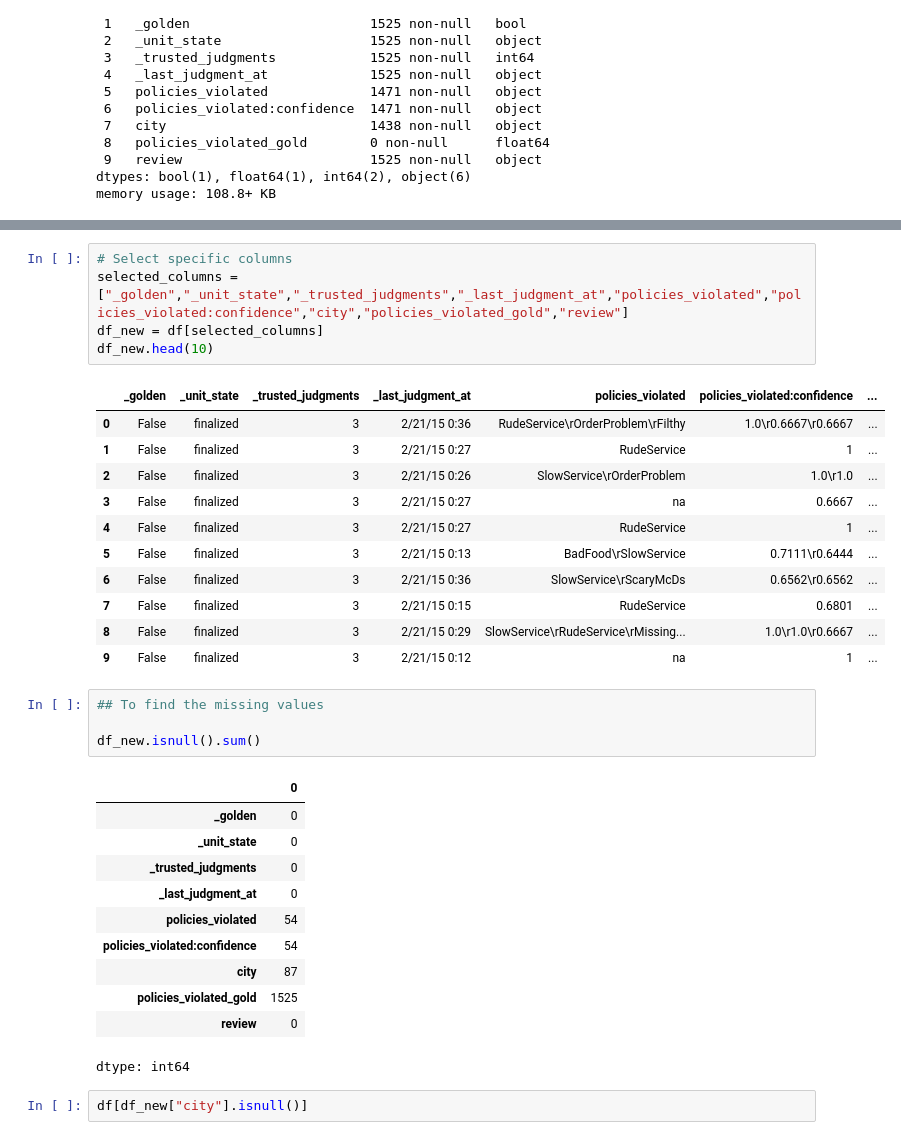
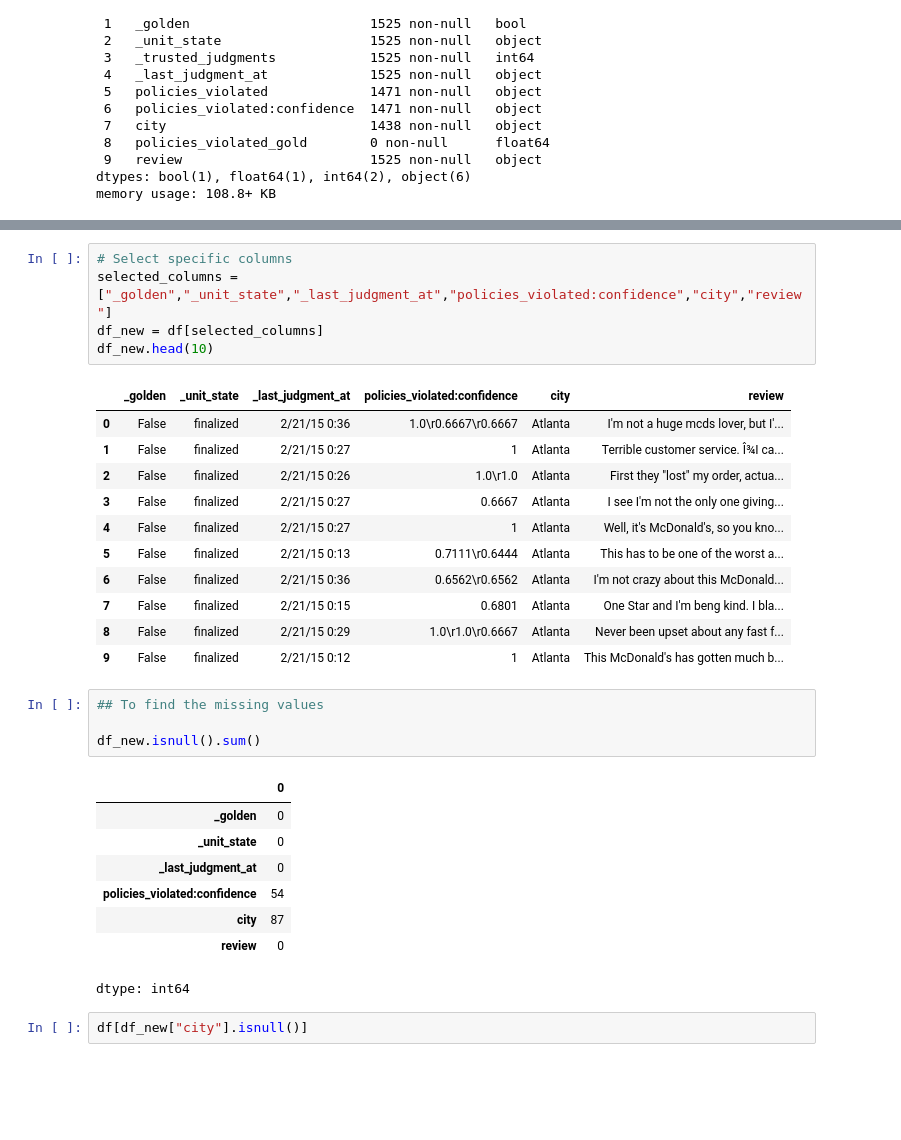
Before and after one commit to mamud1977/bootup, a Jupyter notebook: NN_data_preprocessing.ipynb, the cells around one changed output, grey strips where cells are left out. Saved outputs shown, nothing was run; the diff lists cells and outputs as text; blank space fills up the shorter version.

```diff
--- a/NN_data_preprocessing.ipynb
+++ b/NN_data_preprocessing.ipynb
@@ -96,21 +94,21 @@ df.columns.to_list()
  'review']
 # %%
 # Select specific columns
-selected_columns = ["_golden","_unit_state","_trusted_judgments","_last_judgment_at","policies_violated","policies_violated:confidence","city","policies_violated_gold","review"]
+selected_columns = ["_golden","_unit_state","_last_judgment_at","policies_violated:confidence","city","review"]
 df_new = df[selected_columns]
 df_new.head(10)
 # %% [output]
-|  | _golden | _unit_state | _trusted_judgments | _last_judgment_at | policies_violated | policies_violated:confidence | ... |
-| 0 | False | finalized | 3 | 2/21/15 0:36 | RudeService\rOrderProblem\rFilthy | 1.0\r0.6667\r0.6667 | ... |
-| 1 | False | finalized | 3 | 2/21/15 0:27 | RudeService | 1 | ... |
-| 2 | False | finalized | 3 | 2/21/15 0:26 | SlowService\rOrderProblem | 1.0\r1.0 | ... |
-| 3 | False | finalized | 3 | 2/21/15 0:27 | na | 0.6667 | ... |
-| 4 | False | finalized | 3 | 2/21/15 0:27 | RudeService | 1 | ... |
-| 5 | False | finalized | 3 | 2/21/15 0:13 | BadFood\rSlowService | 0.7111\r0.6444 | ... |
-| 6 | False | finalized | 3 | 2/21/15 0:36 | SlowService\rScaryMcDs | 0.6562\r0.6562 | ... |
-| 7 | False | finalized | 3 | 2/21/15 0:15 | RudeService | 0.6801 | ... |
-| 8 | False | finalized | 3 | 2/21/15 0:29 | SlowService\rRudeService\rMissing... | 1.0\r1.0\r0.6667 | ... |
-| 9 | False | finalized | 3 | 2/21/15 0:12 | na | 1 | ... |
+|  | _golden | _unit_state | _last_judgment_at | policies_violated:confidence | city | review |
+| 0 | False | finalized | 2/21/15 0:36 | 1.0\r0.6667\r0.6667 | Atlanta | I'm not a huge mcds lover, but I'... |
+| 1 | False | finalized | 2/21/15 0:27 | 1 | Atlanta | Terrible customer service. Î¾I ca... |
+| 2 | False | finalized | 2/21/15 0:26 | 1.0\r1.0 | Atlanta | First they "lost" my order, actua... |
+| 3 | False | finalized | 2/21/15 0:27 | 0.6667 | Atlanta | I see I'm not the only one giving... |
+| 4 | False | finalized | 2/21/15 0:27 | 1 | Atlanta | Well, it's McDonald's, so you kno... |
+| 5 | False | finalized | 2/21/15 0:13 | 0.7111\r0.6444 | Atlanta | This has to be one of the worst a... |
+| 6 | False | finalized | 2/21/15 0:36 | 0.6562\r0.6562 | Atlanta | I'm not crazy about this McDonald... |
+| 7 | False | finalized | 2/21/15 0:15 | 0.6801 | Atlanta | One Star and I'm beng kind. I bla... |
+| 8 | False | finalized | 2/21/15 0:29 | 1.0\r1.0\r0.6667 | Atlanta | Never been upset about any fast f... |
+| 9 | False | finalized | 2/21/15 0:12 | 1 | Atlanta | This McDonald's has gotten much b... |
 # %%
 ## To find the missing values
 
@@ -119,12 +117,9 @@ df_new.isnull().sum()
 |  | 0 |
 | _golden | 0 |
 | _unit_state | 0 |
-| _trusted_judgments | 0 |
 | _last_judgment_at | 0 |
-| policies_violated | 54 |
 | policies_violated:confidence | 54 |
 | city | 87 |
-| policies_violated_gold | 1525 |
 | review | 0 |
 dtype: int64
 # %%
```
Also changed, not shown: parts of 15 cells of this notebook.
